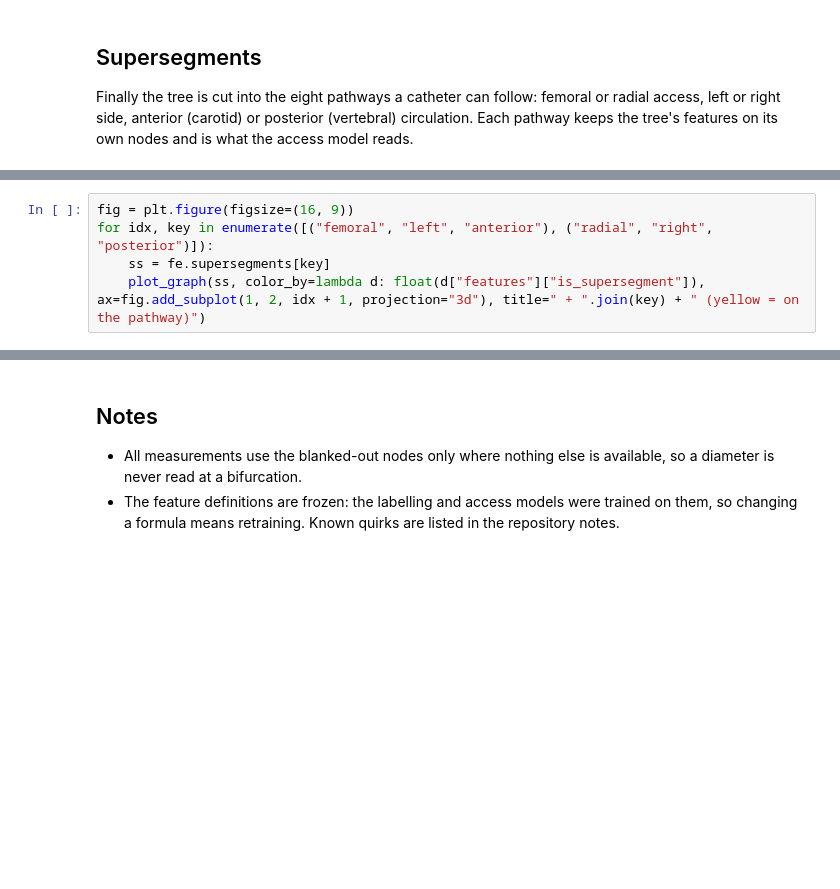
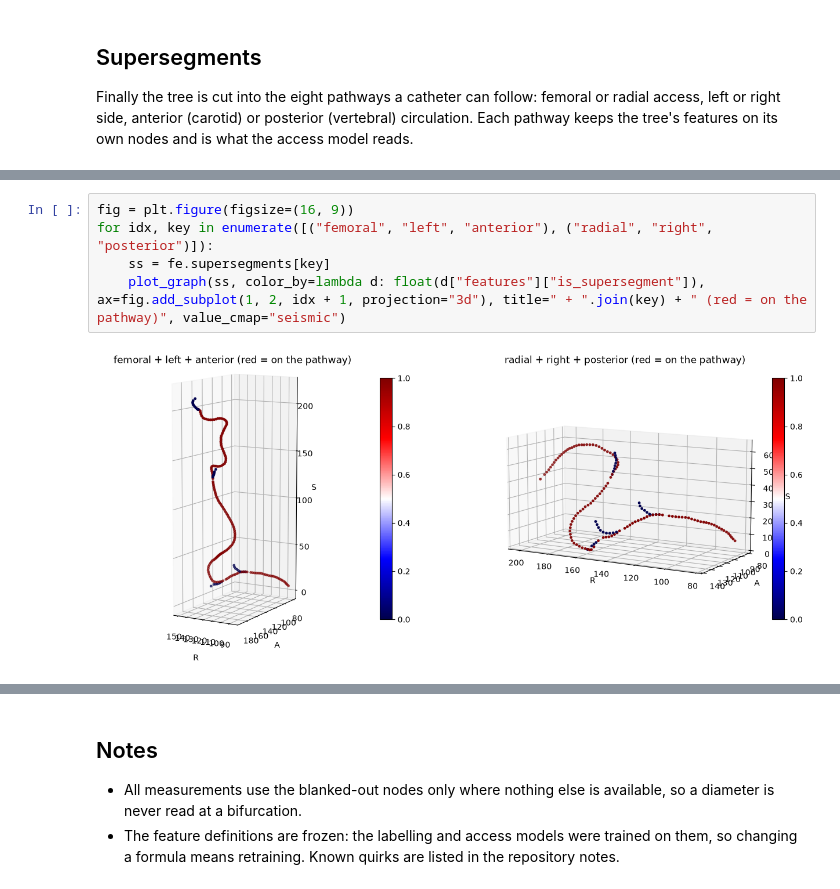
Before and after one commit to FLOWCAT-CV/arterial, a Jupyter notebook: notebooks/04_feature_extraction.ipynb, the cells around one changed output, grey strips where cells are left out. Cells and saved outputs as stored; diff of their text form; blank space fills up the shorter version.

```diff
--- a/notebooks/04_feature_extraction.ipynb
+++ b/notebooks/04_feature_extraction.ipynb
@@ -75,5 +153,7 @@ for k, v in fe.supersegments.items():
 # %%
 fig = plt.figure(figsize=(16, 9))
 for idx, key in enumerate([("femoral", "left", "anterior"), ("radial", "right", "posterior")]):
     ss = fe.supersegments[key]
-    plot_graph(ss, color_by=lambda d: float(d["features"]["is_supersegment"]), ax=fig.add_subplot(1, 2, idx + 1, projection="3d"), title=" + ".join(key) + " (yellow = on the pathway)")
+    plot_graph(ss, color_by=lambda d: float(d["features"]["is_supersegment"]), ax=fig.add_subplot(1, 2, idx + 1, projection="3d"), title=" + ".join(key) + " (red = on the pathway)", value_cmap="seismic")
+# %% [output]
+[figure, added]
```
Also changed, not shown: parts of 12 cells of this notebook.
